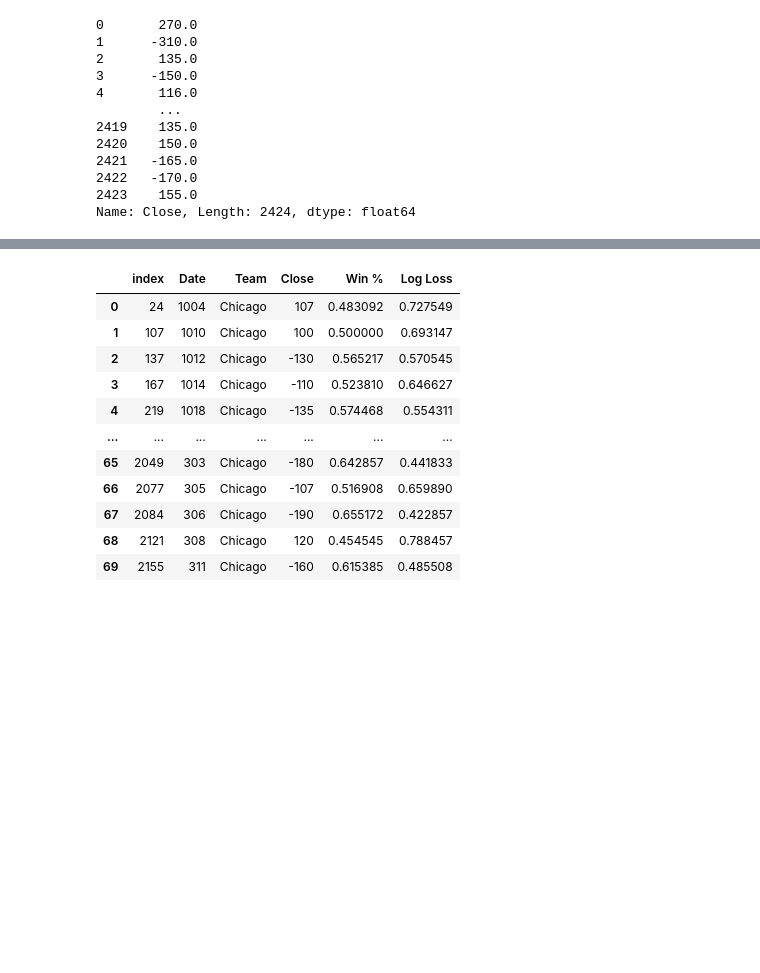
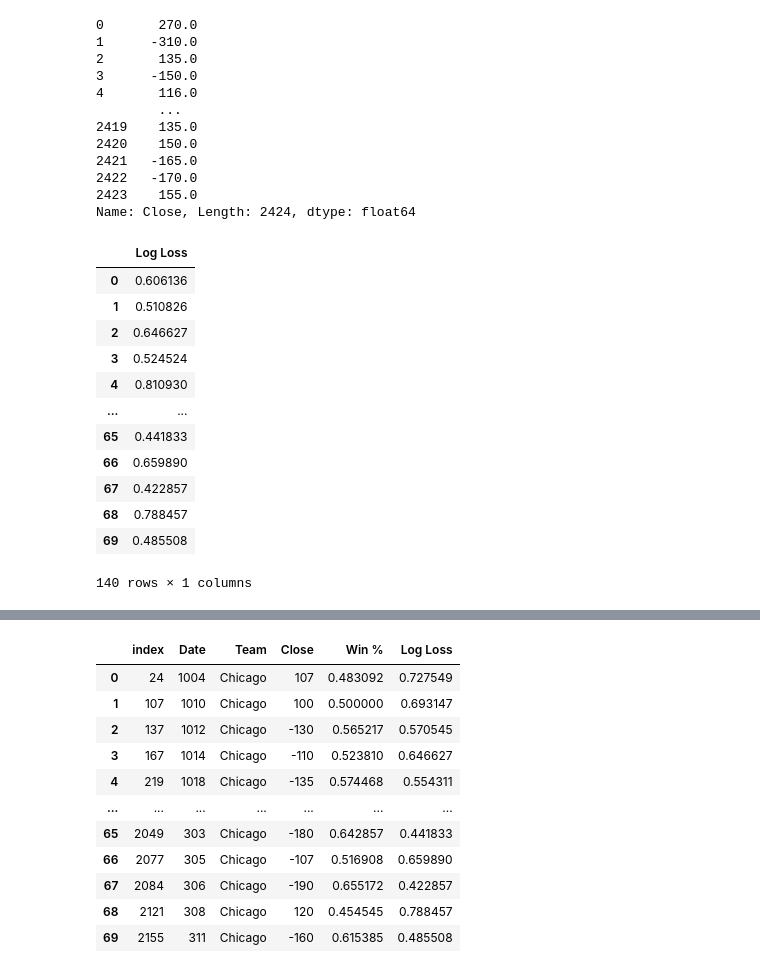
Before and after one commit to danmartin25/Hockey_Model, a Jupyter notebook: Betting Results.ipynb, the cells around one changed output, grey strips where cells are left out. Drawn from its saved outputs; the diff is of its cells as text; code cells hidden in the pictures; blank space fills up the shorter version.

Commit message:
Began updating table to merge all lines.

```diff
--- a/Betting Results.ipynb
+++ b/Betting Results.ipynb
@@ -139,4 +139,26 @@ Senators_1920 = Senators_1920.iloc[:71]
 Sharks_1920 = Sharks_1920.iloc[:70]
 Stars_1920 = Stars_1920.iloc[:69]
 Wild_1920 = Wild_1920.iloc[:69]
+# %%
+#Drop columns not needed
+Avalanche_1920 = Avalanche_1920.drop(columns = ['index','Date','Team','Close','Win %'])
+Blackhawks_1920 = Blackhawks_1920.drop(columns = ['index','Date','Team','Close','Win %'])
+# %%
+#Combine tables into one table
+full_lines_1920 = pd.concat([Avalanche_1920, Blackhawks_1920], axis=0)
+full_lines_1920
+# %% [output]
+|  | Log Loss |
+| 0 | 0.606136 |
+| 1 | 0.510826 |
+| 2 | 0.646627 |
+| 3 | 0.524524 |
+| 4 | 0.810930 |
+| ... | ... |
+| 65 | 0.441833 |
+| 66 | 0.659890 |
+| 67 | 0.422857 |
+| 68 | 0.788457 |
+| 69 | 0.485508 |
+140 rows × 1 columns
 # %%
```
Also changed, not shown: parts of 1 cell of this notebook.
